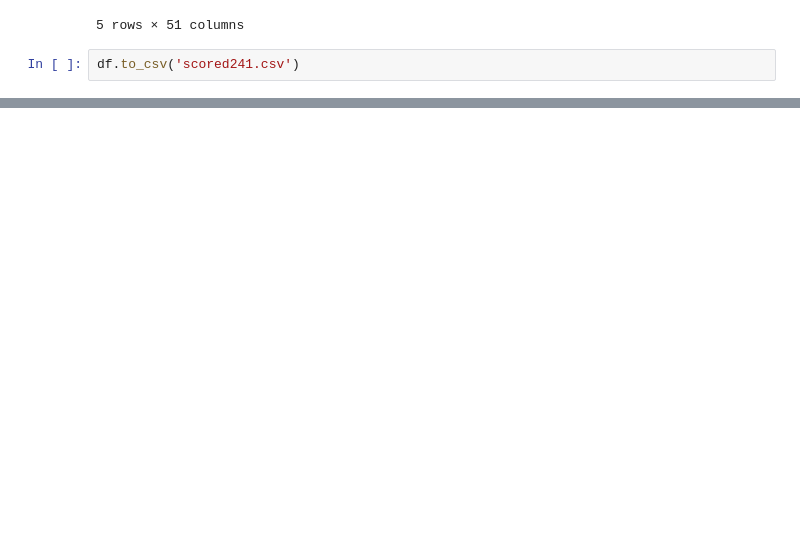
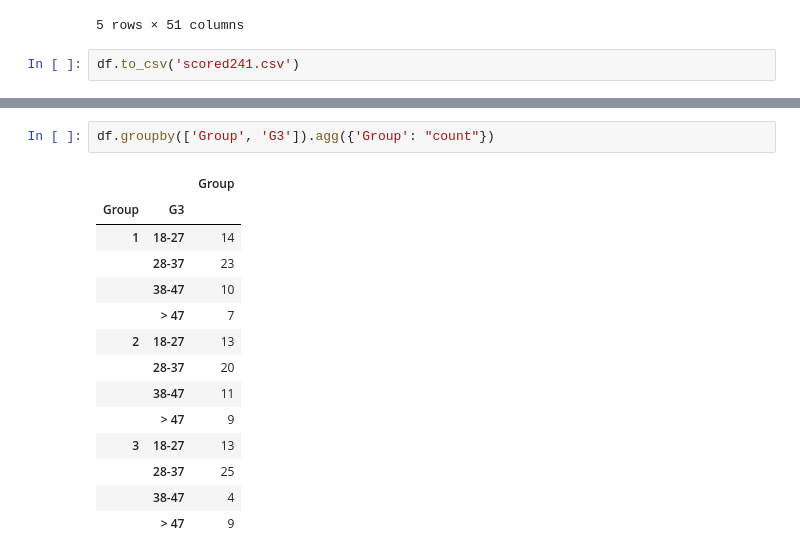
Before and after one commit to nicoleeel/scantronpatterns, a Jupyter notebook: 241_Data_Clean.ipynb, the cells around one changed output, grey strips where cells are left out. Cells and saved outputs as stored; diff of their text form; blank space fills up the shorter version.

```diff
--- a/241_Data_Clean.ipynb
+++ b/241_Data_Clean.ipynb
@@ -500,0 +649,17 @@ print(sum(score20c))
+# %%
+df.groupby(['Group', 'G3']).agg({'Group': "count"})
+# %% [output]
+|  |  | Group |
+| Group | G3 |  |
+| 1 | 18-27 | 14 |
+|  | 28-37 | 23 |
+|  | 38-47 | 10 |
+|  | > 47 | 7 |
+| 2 | 18-27 | 13 |
+|  | 28-37 | 20 |
+|  | 38-47 | 11 |
+|  | > 47 | 9 |
+| 3 | 18-27 | 13 |
+|  | 28-37 | 25 |
+|  | 38-47 | 4 |
+|  | > 47 | 9 |
```
Also changed, not shown: parts of 23 cells of this notebook.
